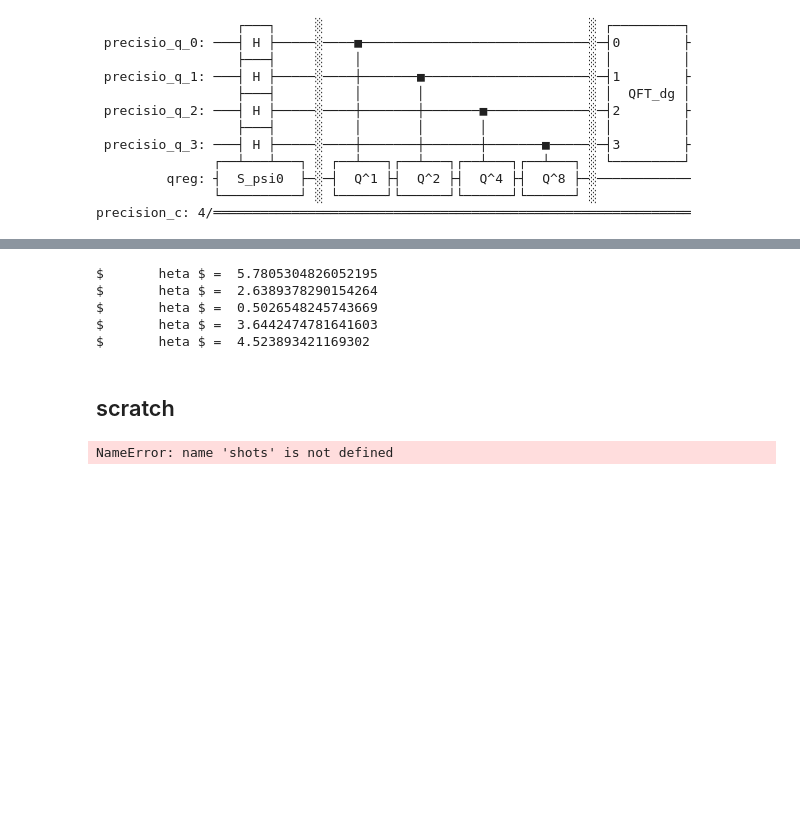
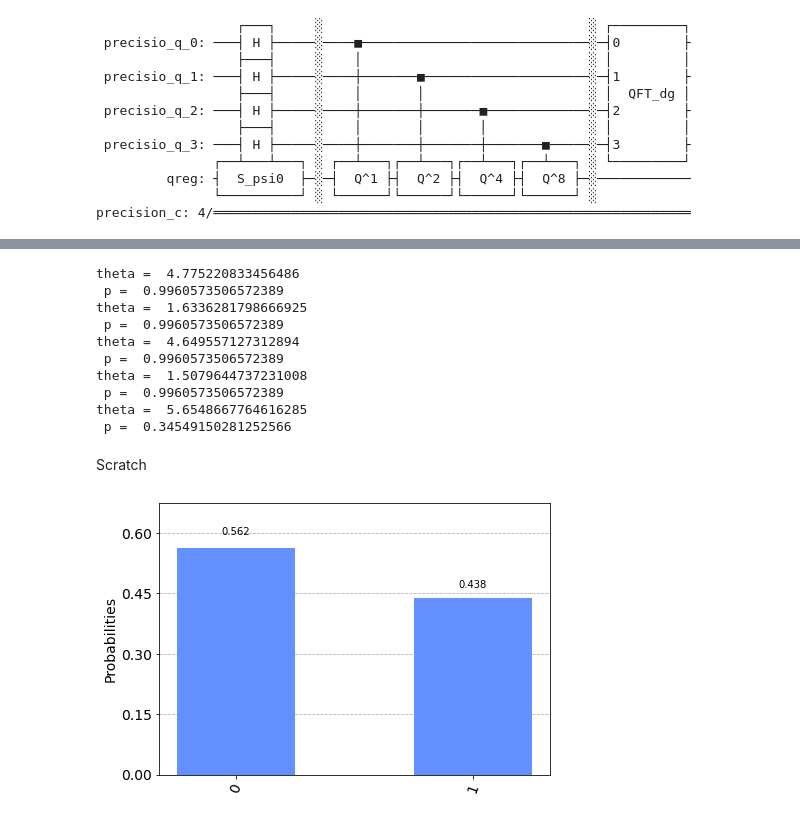
Before and after one commit to speQtrum/QulabsWorkspace-Rajarshi, a Jupyter notebook: QAE.mle.ipynb, the cells around one changed output, grey strips where cells are left out. Cells and saved outputs as stored; diff of their text form; code cells hidden in the pictures; blank space fills up the shorter version.

```diff
--- a/QAE.mle.ipynb
+++ b/QAE.mle.ipynb
@@ -255,29 +257,34 @@ plot_histogram(les, legend = [str(i) for i in qs ])
 # %%
 estimate = sorted(zip(les_f.values(), les_f.keys()), reverse= True)
-for p in range(5): print('$ \theta $ = ',estimate[p][1] )
+for p in range(5): print('theta = ',estimate[p][1] ), print(' p = ', (np.sin(estimate[p][1]))**2 )
 # %% [output]
-$       heta $ =  5.7805304826052195
-$       heta $ =  2.6389378290154264
-$       heta $ =  0.5026548245743669
-$       heta $ =  3.6442474781641603
-$       heta $ =  4.523893421169302
+theta =  4.775220833456486
+ p =  0.9960573506572389
+theta =  1.6336281798666925
+ p =  0.9960573506572389
+theta =  4.649557127312894
+ p =  0.9960573506572389
+theta =  1.5079644737231008
+ p =  0.9960573506572389
+theta =  5.6548667764616285
+ p =  0.34549150281252566
-# %% [markdown]
-## scratch
+# %% [markdown]
+Scratch
 # %%
 ## set p ~
-p = 0.35
+p = 0.45
 
 qreg = QuantumRegister(1, name= 'qreg')
 creg = ClassicalRegister(1, name= 'creg')
 qc = QuantumCircuit(qreg, creg )
 
 ##
 qc.append(s_psi0(p),[0])
 qc.barrier()
 # shots= 1000
 qc.measure(qreg, creg)
-counts =  execute(qc, backend= aer, shots = shots).result().get_counts()
+counts =  execute(qc, backend= aer, shots = 500).result().get_counts()
 plot_histogram(counts)
 # %% [output]
-NameError: name 'shots' is not defined
+[figure, added]
 # %%
```
Also changed, not shown: parts of 18 cells of this notebook.
